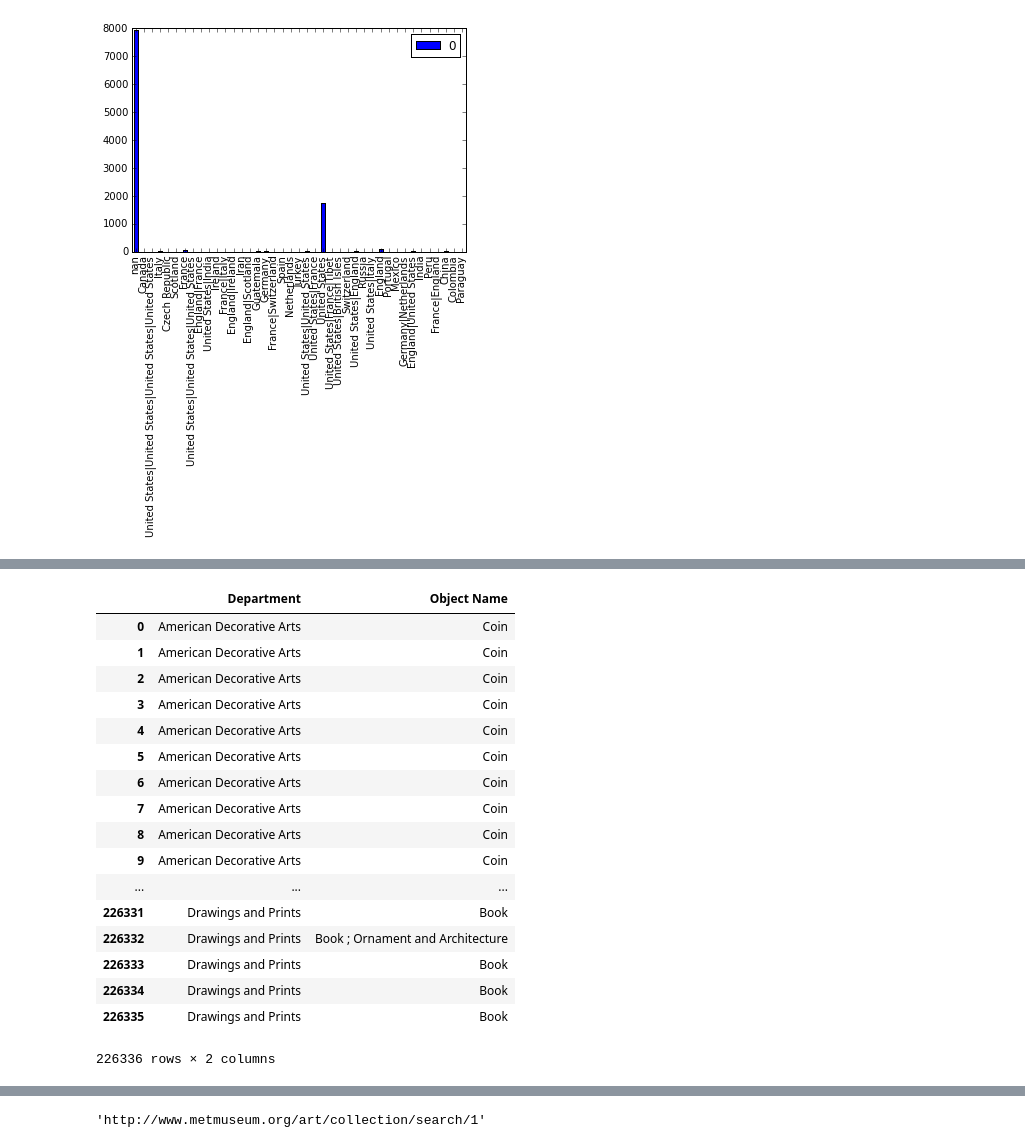
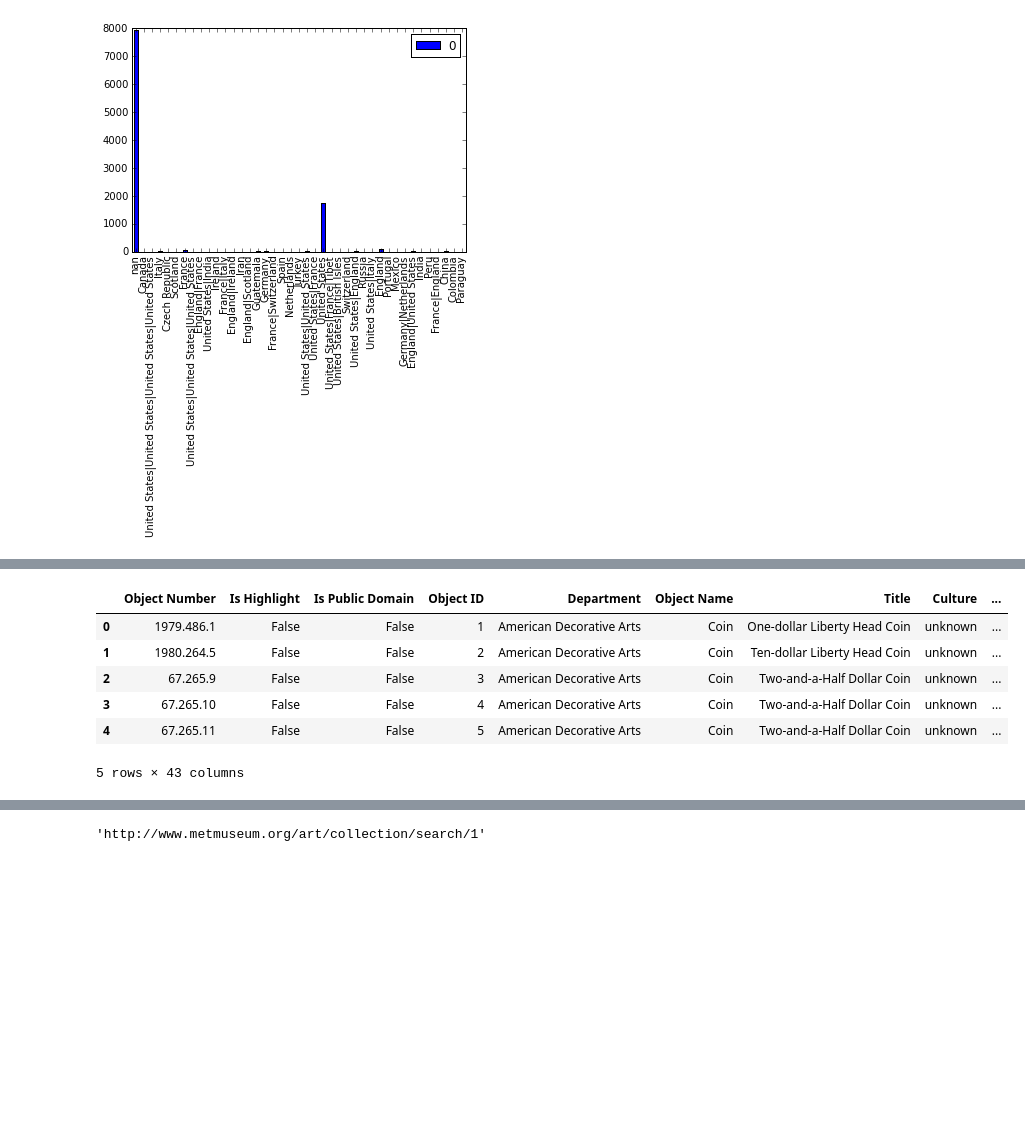
Before and after one commit to lleiou/THE-MET, a Jupyter notebook: Untitled.ipynb, the cells around one changed output, grey strips where cells are left out. Saved outputs shown, nothing was run; the diff lists cells and outputs as text; code cells hidden in the pictures; blank space fills up the shorter version.

```diff
--- a/Untitled.ipynb
+++ b/Untitled.ipynb
@@ -28,5 +28,5 @@
 %matplotlib inline
 
 import pandas as pd
-data = pd.read_csv("https://media.githubusercontent.com/media/metmuseum/openaccess/master/MetObjects.csv")
+raw = pd.read_csv("https://media.githubusercontent.com/media/metmuseum/openaccess/master/MetObjects.csv")
 # %%
@@ -262,25 +216,13 @@ Name: Country, dtype: int64
 # %%
 # we can get a subset that contains only the variables that we need:
 cao = data.iloc[:,]
+cao.head(5)
+# %% [output]
+|  | ﻿Object Number | Is Highlight | Is Public Domain | Object ID | Department | Object Name | Title | Culture | ... |
+| 0 | 1979.486.1 | False | False | 1 | American Decorative Arts | Coin | One-dollar Liberty Head Coin | unknown | ... |
+| 1 | 1980.264.5 | False | False | 2 | American Decorative Arts | Coin | Ten-dollar Liberty Head Coin | unknown | ... |
+| 2 | 67.265.9 | False | False | 3 | American Decorative Arts | Coin | Two-and-a-Half Dollar Coin | unknown | ... |
+| 3 | 67.265.10 | False | False | 4 | American Decorative Arts | Coin | Two-and-a-Half Dollar Coin | unknown | ... |
+| 4 | 67.265.11 | False | False | 5 | American Decorative Arts | Coin | Two-and-a-Half Dollar Coin | unknown | ... |
+5 rows × 43 columns
-# %%
-cao
-# %% [output]
-|  | Department | Object Name |
-| 0 | American Decorative Arts | Coin |
-| 1 | American Decorative Arts | Coin |
-| 2 | American Decorative Arts | Coin |
-| 3 | American Decorative Arts | Coin |
-| 4 | American Decorative Arts | Coin |
-| 5 | American Decorative Arts | Coin |
-| 6 | American Decorative Arts | Coin |
-| 7 | American Decorative Arts | Coin |
-| 8 | American Decorative Arts | Coin |
-| 9 | American Decorative Arts | Coin |
-| ... | ... | ... |
-| 226331 | Drawings and Prints | Book |
-| 226332 | Drawings and Prints | Book ; Ornament and Architecture |
-| 226333 | Drawings and Prints | Book |
-| 226334 | Drawings and Prints | Book |
-| 226335 | Drawings and Prints | Book |
-226336 rows × 2 columns
 # %%
```
Also changed, not shown: parts of 45 cells of this notebook.
